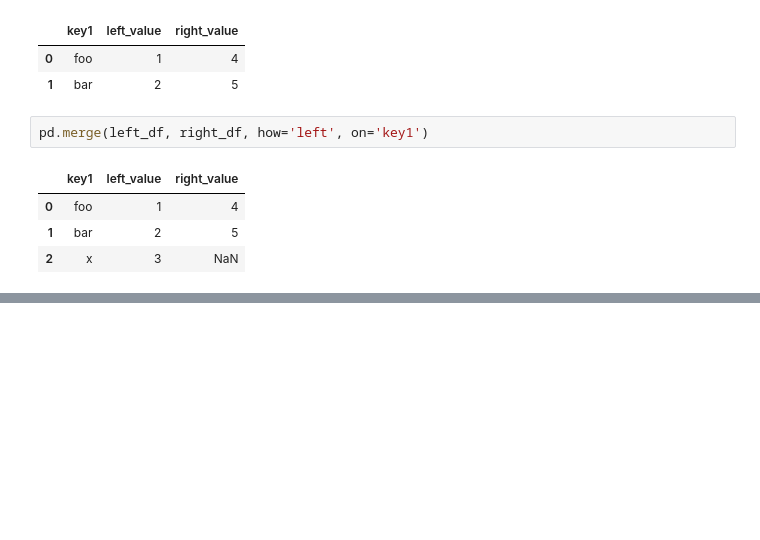
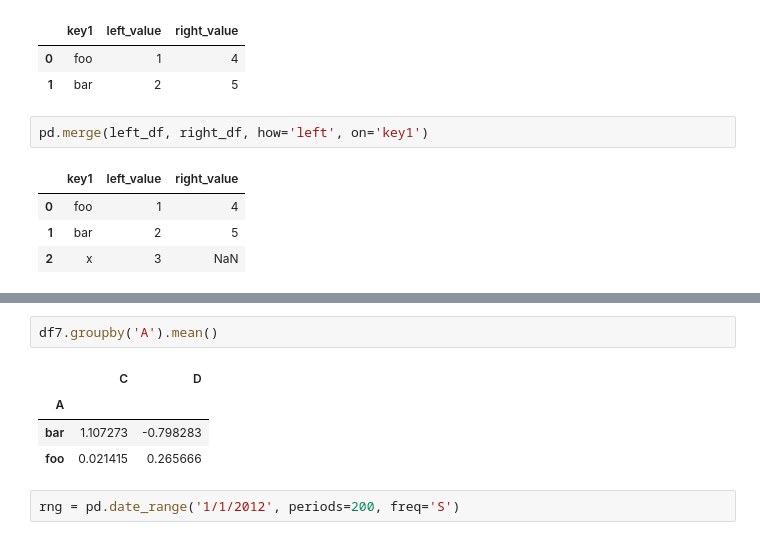
Before and after one commit to Sz593/PPA_Notes, a Jupyter notebook: 2 Data Analysis in Python/018 Introduction to Pandas.ipynb, the cells around one changed output, grey strips where cells are left out. Drawn from its saved outputs; the diff is of its cells as text; blank space fills up the shorter version.

```diff
--- a/2 Data Analysis in Python/018 Introduction to Pandas.ipynb
+++ b/2 Data Analysis in Python/018 Introduction to Pandas.ipynb
@@ -756,0 +755,9 @@ df7.groupby(['A', 'B']).sum()
+# %%
+df7.groupby('A').mean()
+# %% [output]
+|  | C | D |
+| A |  |  |
+| bar | 1.107273 | -0.798283 |
+| foo | 0.021415 | 0.265666 |
+# %%
+rng = pd.date_range('1/1/2012', periods=200, freq='S')
```
Also changed, not shown: parts of 60 cells of this notebook, 3 other files.
